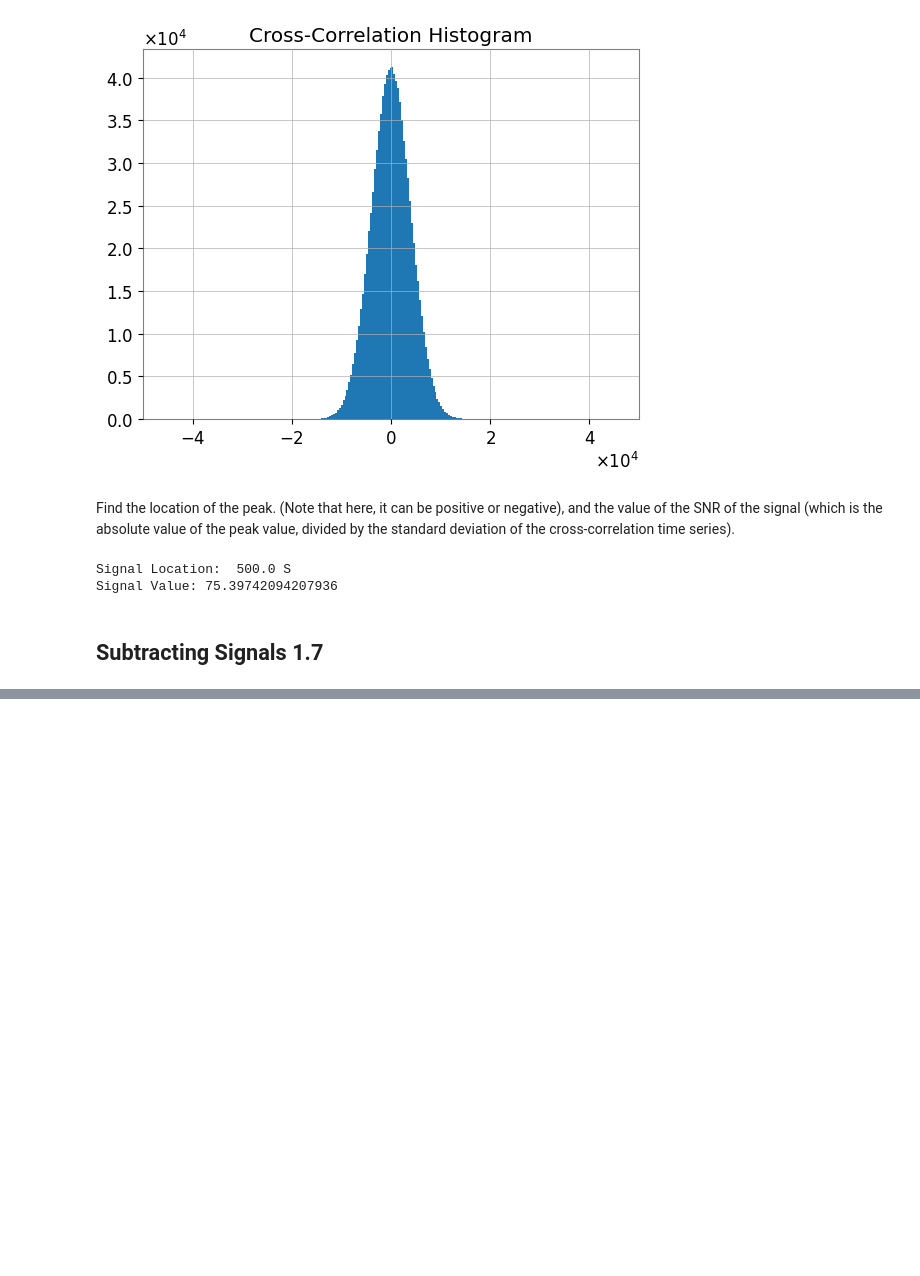
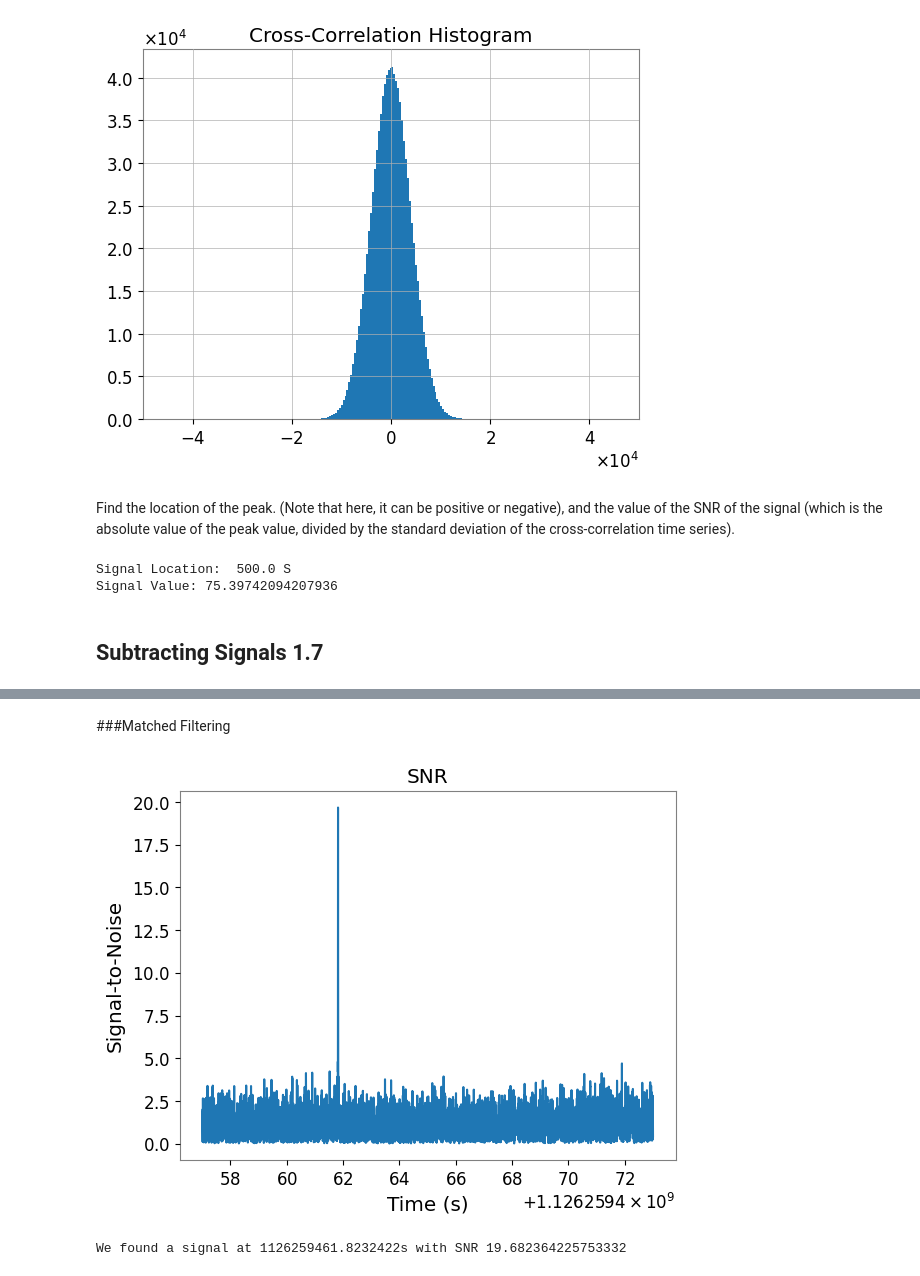
Before and after one commit to MrBenjaminHolmes/Gravitational-Waves, a Jupyter notebook: GWpy.ipynb, the cells around one changed output, grey strips where cells are left out. Drawn from its saved outputs; the diff is of its cells as text; code cells hidden in the pictures; blank space fills up the shorter version.

```diff
--- a/GWpy.ipynb
+++ b/GWpy.ipynb
@@ -296,0 +318,38 @@ Signal Value: 75.39742094207936
+# %% [markdown]
+###Matched Filtering
+# %%
+#Create PSD
+psd = strain.psd(4)
+psd = interpolate(psd, strain.delta_f)
+psd = inverse_spectrum_truncation(psd, int(4 * strain.sample_rate),
+                                  low_frequency_cutoff=15)
+
+#Create Event Template
+hp, hc = get_td_waveform(approximant="SEOBNRv4_opt",
+                     mass1=36,
+                     mass2=36,
+                     delta_t=strain.delta_t,
+                     f_lower=20)
+
+# Resize the Waveform Vector to match our data
+hp.resize(len(strain))
+
+snr = matched_filter(hp, strain,
+                     psd=psd, low_frequency_cutoff=20)
+
+snr = snr.crop(4 + 4, 4)
+plt.plot(snr.sample_times,abs(snr))
+plt.title("SNR")
+plt.grid(False)
+plt.xlabel("Time (s)")
+plt.ylabel("Signal-to-Noise")
+plt.show()
+
+peak = abs(snr).numpy().argmax()
+snrp = snr[peak]
+time = snr.sample_times[peak]
+
+print("We found a signal at {}s with SNR {}".format(time, abs(snrp)))
+# %% [output]
+[figure, added]
+We found a signal at 1126259461.8232422s with SNR 19.682364225753332
```
Also changed, not shown: parts of 7 cells of this notebook.
